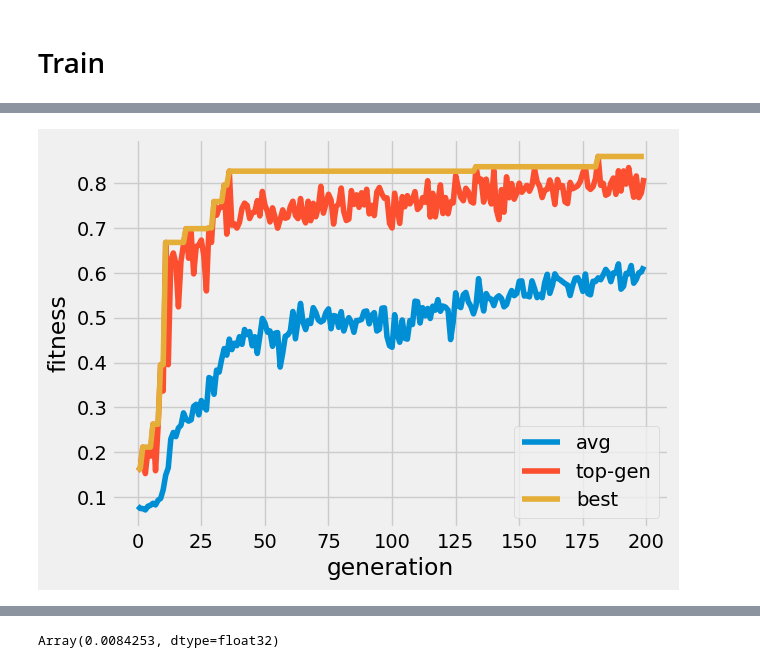
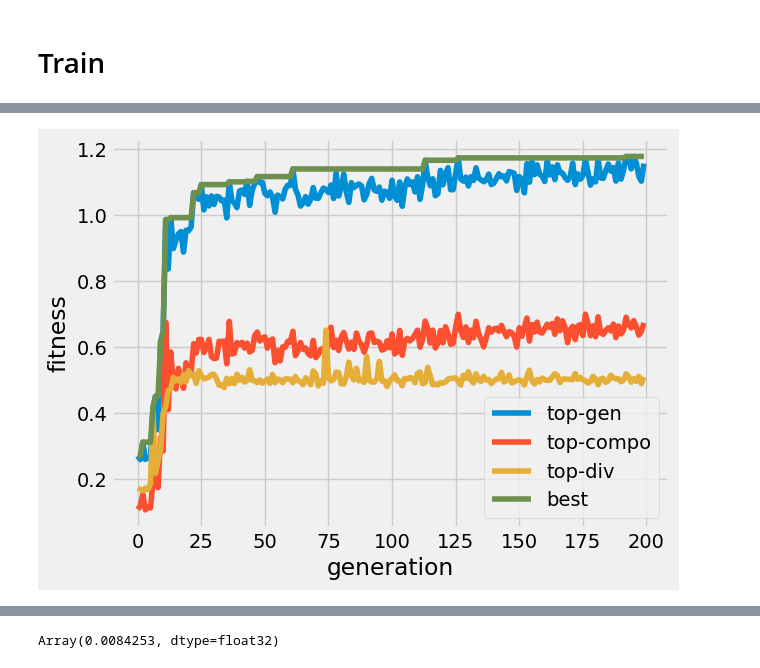
Before and after one commit to erwanplantec/MetaNDP, a Jupyter notebook: compo_and_div_training.ipynb, the cells around one changed output, grey strips where cells are left out. Drawn from its saved outputs; the diff is of its cells as text; code cells hidden in the pictures.

```diff
--- a/compo_and_div_training.ipynb
+++ b/compo_and_div_training.ipynb
@@ -142,15 +142,19 @@ OUTER LOOP #199 : avg = 0.614429235458374, top = 0.811572790145874, best = -0.85
 # %%
 fitness = data['fitness']
-avg_fitness = jnp.mean(fitness, axis=-1)
+compo = jnp.mean(data["eval_data"]["compo"], axis=-1)
+div = jnp.mean(data["eval_data"]["div"]*30., axis=-1)
 max_fitness = jnp.max(fitness, axis=-1)
+top_compo = jnp.max(compo, axis=-1)
+top_div = jnp.max(div, axis=-1)
 best_fitness = -data['es_state'].best_fitness
 
-plt.plot(avg_fitness, label='avg')
 plt.plot(max_fitness, label='top-gen')
+plt.plot(top_compo, label='top-compo')
+plt.plot(top_div, label='top-div')
 plt.plot(best_fitness, label='best')
 plt.legend()
 plt.xlabel('generation')
 plt.ylabel('fitness')
 plt.show()
 # %% [output]
-[figure, old version]
+[figure, new version]
```
Also changed, not shown: parts of 28 cells of this notebook, 9 other files.
